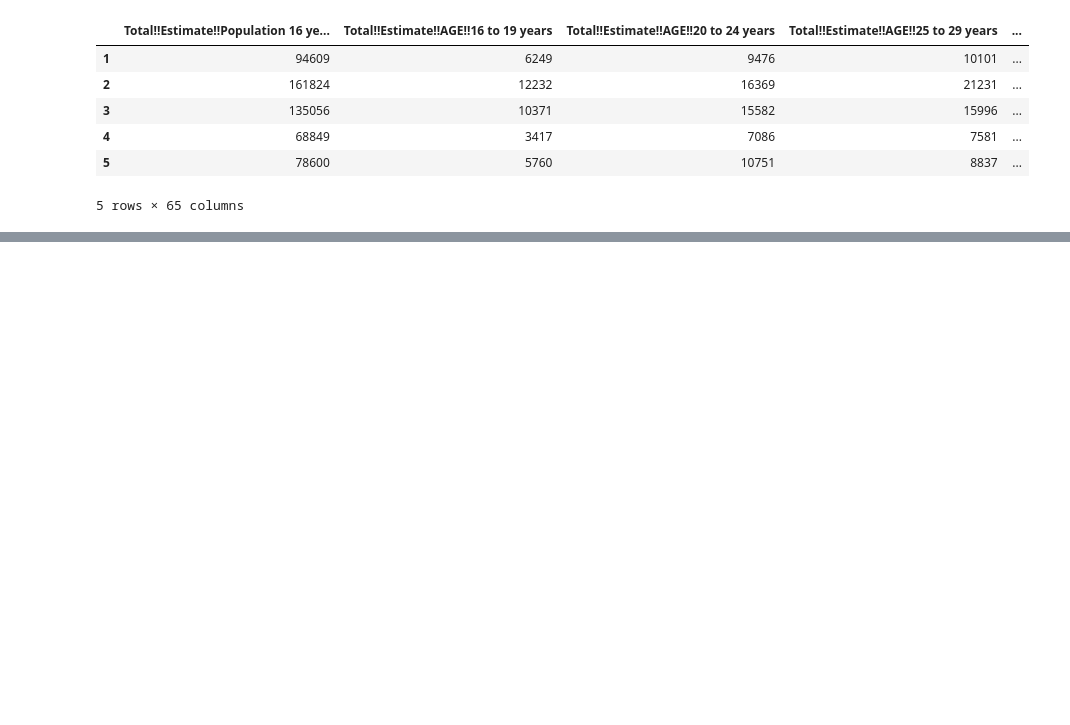
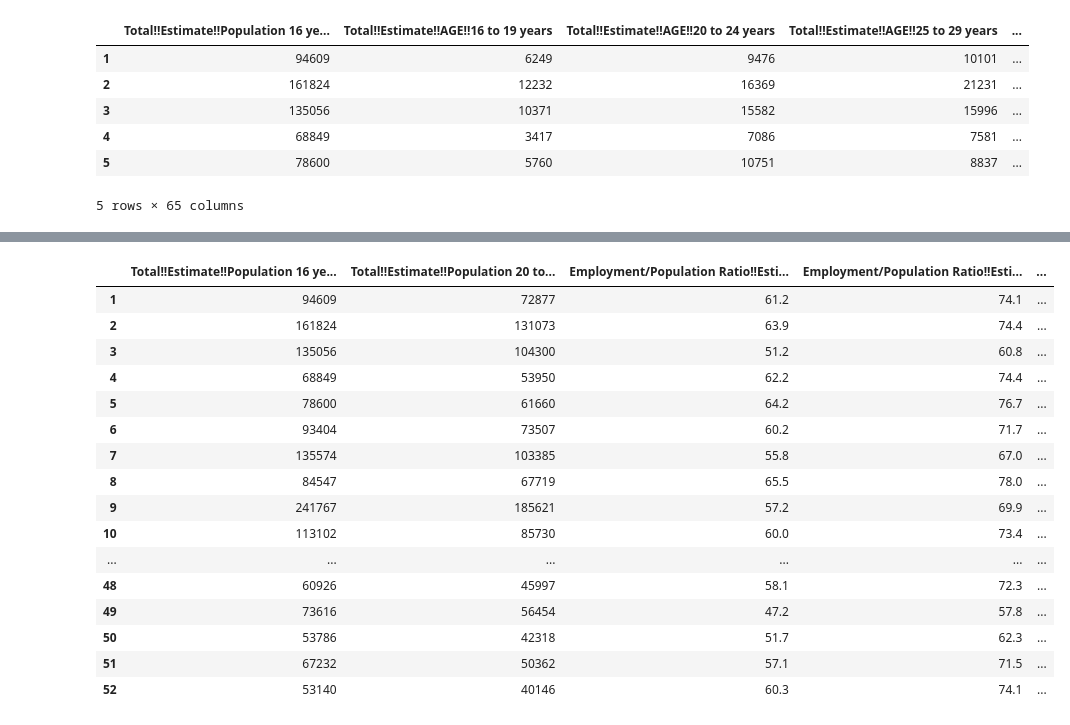
Before and after one commit to seidyp/ca-school-enrollment-trend, a Jupyter notebook: Census Employment- Elementary 2016.ipynb, the cells around one changed output, grey strips where cells are left out. Saved outputs shown, nothing was run; the diff lists cells and outputs as text; code cells hidden in the pictures; blank space fills up the shorter version.

```diff
--- a/Census Employment- Elementary 2016.ipynb
+++ b/Census Employment- Elementary 2016.ipynb
@@ -318 +320,23 @@ withoutage.head()
+# %%
+elementary2016 = withoutrace.drop(columns=['STATE','SCHOOL DISTRICT'])
+# %%
+elementary2016
+# %% [output]
+|  | Total!!Estimate!!Population 16 ye... | Total!!Estimate!!Population 20 to... | Employment/Population Ratio!!Esti... | Employment/Population Ratio!!Esti... | ... |
+| 1 | 94609 | 72877 | 61.2 | 74.1 | ... |
+| 2 | 161824 | 131073 | 63.9 | 74.4 | ... |
+| 3 | 135056 | 104300 | 51.2 | 60.8 | ... |
+| 4 | 68849 | 53950 | 62.2 | 74.4 | ... |
+| 5 | 78600 | 61660 | 64.2 | 76.7 | ... |
+| 6 | 93404 | 73507 | 60.2 | 71.7 | ... |
+| 7 | 135574 | 103385 | 55.8 | 67.0 | ... |
+| 8 | 84547 | 67719 | 65.5 | 78.0 | ... |
+| 9 | 241767 | 185621 | 57.2 | 69.9 | ... |
+| 10 | 113102 | 85730 | 60.0 | 73.4 | ... |
+| ... | ... | ... | ... | ... | ... |
+| 48 | 60926 | 45997 | 58.1 | 72.3 | ... |
+| 49 | 73616 | 56454 | 47.2 | 57.8 | ... |
+| 50 | 53786 | 42318 | 51.7 | 62.3 | ... |
+| 51 | 67232 | 50362 | 57.1 | 71.5 | ... |
+| 52 | 53140 | 40146 | 60.3 | 74.1 | ... |
 # %%
```
Also changed, not shown: parts of 13 cells of this notebook, 30 other files.
